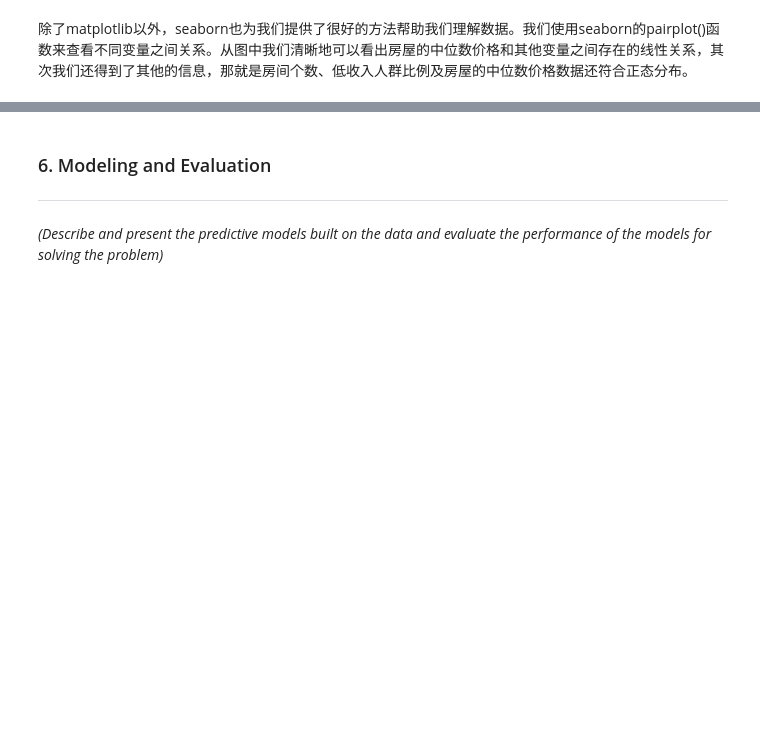
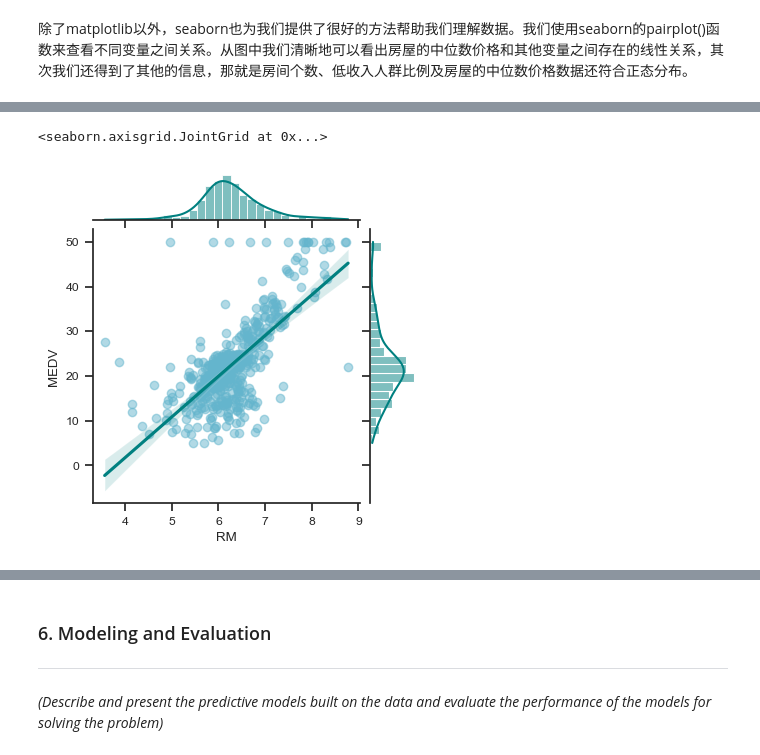
Before and after one commit to lzu215/dsp, a Jupyter notebook: Project_Report.ipynb, the cells around one changed output, grey strips where cells are left out. Cells and saved outputs as stored; diff of their text form; code cells hidden in the pictures; blank space fills up the shorter version.

```diff
--- a/Project_Report.ipynb
+++ b/Project_Report.ipynb
@@ -168,0 +180,7 @@ sns.pairplot(housing,diag_kind="kde",
+# %%
+sns.jointplot(x='RM', y='MEDV', data=housing, kind='reg', color='darkturquoise',height=4,
+              joint_kws=dict(scatter_kws = {'color': 'c', 'alpha': 0.5}, line_kws = {'color': 'teal'}),
+              marginal_kws=dict(color='teal'))
+# %% [output]
+<seaborn.axisgrid.JointGrid at 0x...>
+[figure, added]
```
Also changed, not shown: parts of 6 cells of this notebook.
